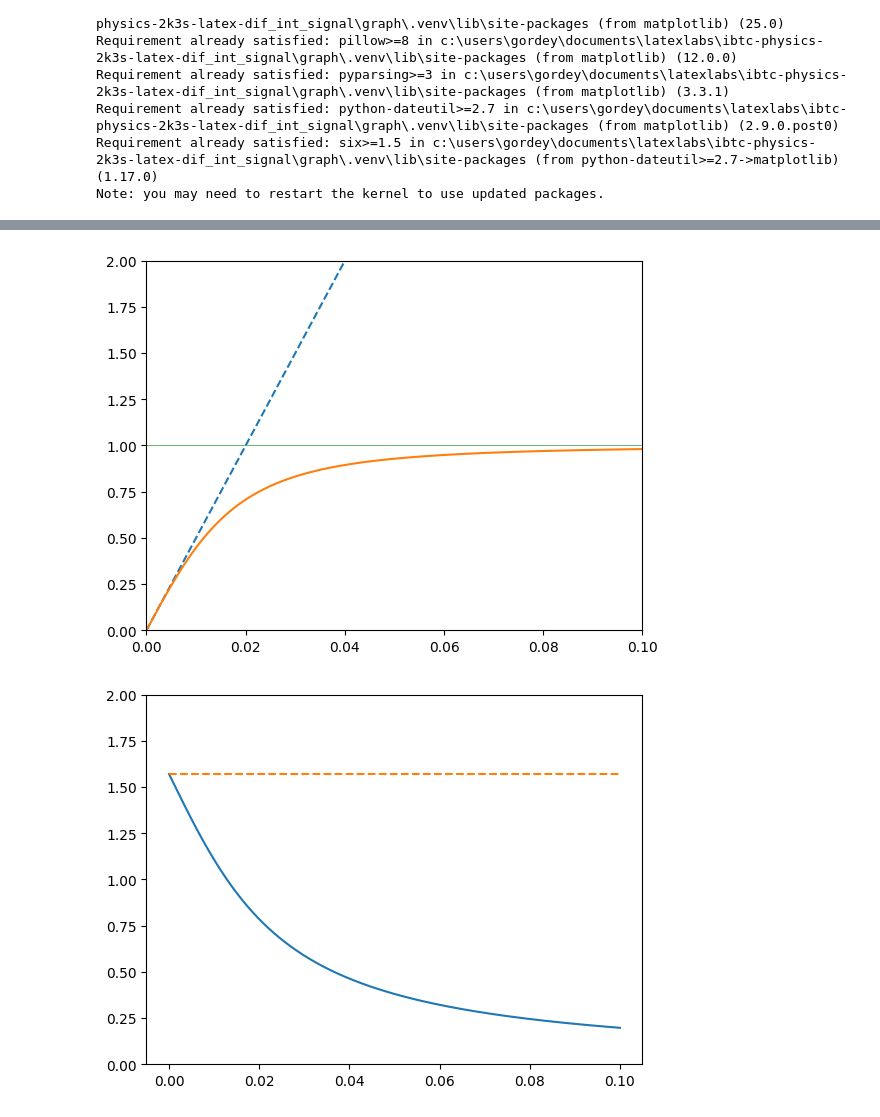
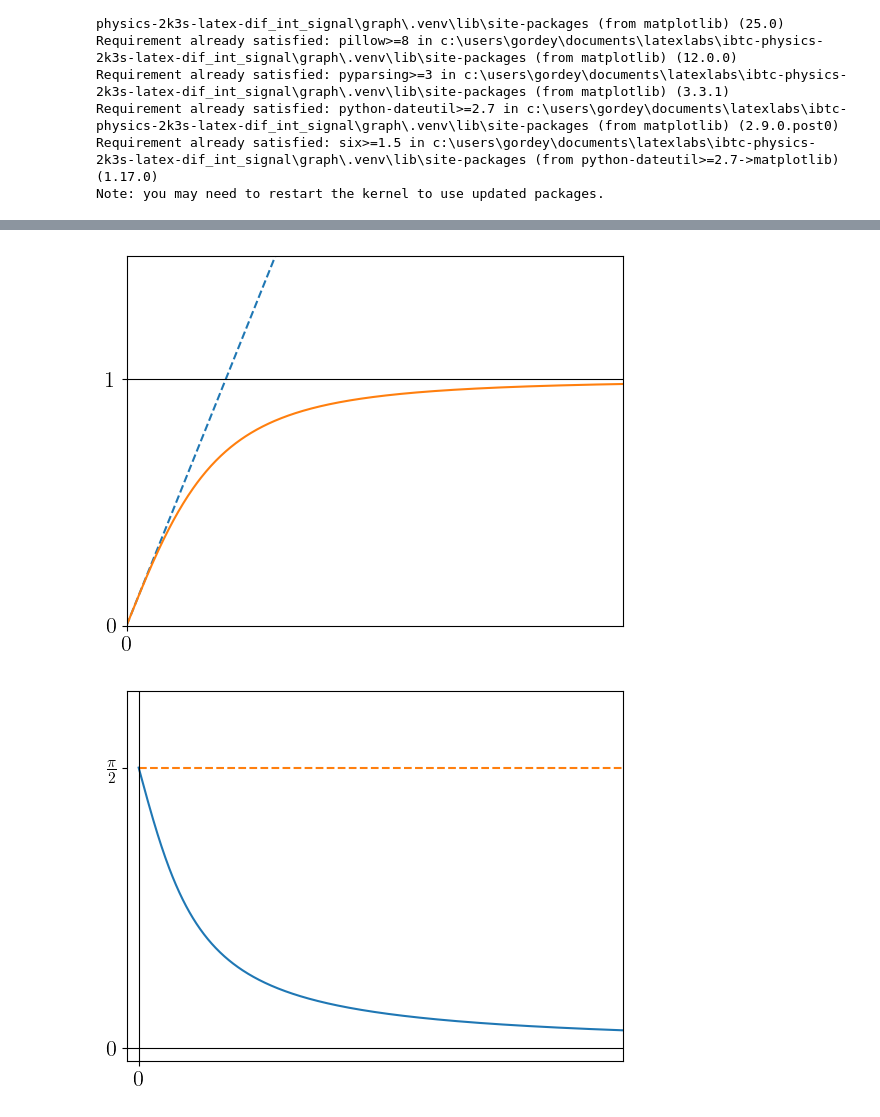
Before and after one commit to SerKin0/IBTC-physics-2k3s-latex-dif_int_signal, a Jupyter notebook: graph/charts/main.ipynb, the cells around one changed output, grey strips where cells are left out. Saved outputs shown, nothing was run; the diff lists cells and outputs as text; code cells hidden in the pictures.

```diff
--- a/graph/charts/main.ipynb
+++ b/graph/charts/main.ipynb
@@ -2,6 +2,12 @@
 %pip install numpy matplotlib
 import numpy as np
 import matplotlib.pyplot as plt
+
+plt.rcParams.update({
+    "text.usetex": True,
+    "font.family": "CMU Serif",
+    "font.size": 16
+})
 # %% [output]
 Requirement already satisfied: numpy in c:\users\gordey\documents\latexlabs\ibtc-physics-2k3s-latex-dif_int_signal\graph\.venv\lib\site-packages (2.4.0)
 Requirement already satisfied: matplotlib in c:\users\gordey\documents\latexlabs\ibtc-physics-2k3s-latex-dif_int_signal\graph\.venv\lib\site-packages (3.10.8)
@@ -58,28 +74,37 @@ def Phi(w):
 # %%
 w = np.linspace(0, 0.2, 1000)
 
 y_k = [K(w_) for w_ in w]
 y_w = [w_ * C * R for w_ in w]
 
 plt.plot(w, y_w, linestyle='dashed')
 plt.plot(w, y_k)
-plt.plot([0, 0.2], [1, 1], linewidth='0.5')
+plt.plot([0, 0.2], [1, 1], linewidth='0.8', color='black')
 
 plt.xlim(0, 0.1)
-plt.ylim(0, 2)
+plt.ylim(0, 1.5)
+
+plt.yticks([0, 1], ['0', '1'])
+plt.xticks([0], [0])
 
 plt.savefig('3.pdf', dpi=300, transparent=True)
 # %% [output]
-[figure, old version]
+[figure, new version]
 # %%
-w = np.linspace(0, 0.1, 1000)
+w = np.linspace(0, 0.2, 1000)
 
 y_p = [Phi(x_) for x_ in w]
 plt.plot(w, y_p)
-plt.plot([0, 0.1], [np.pi/2, np.pi/2], linestyle='dashed')
+plt.plot([0, 0.2], [np.pi/2, np.pi/2], linestyle='dashed')
+plt.plot([-0.1, 0.2], [0, 0], linewidth=0.8, color='black')
+plt.plot([0, 0], [-0.1, 2], linewidth=0.8, color='black')
 
-plt.ylim(0, 2)
+plt.ylim(-0.07, 2)
+plt.xlim(-0.005, 0.2)
+
+plt.yticks([0, np.pi/2], ['0', r'$\frac{\pi}{2}$'])
+plt.xticks([0], [0])
 
 plt.savefig('4.pdf', dpi=300, transparent=True)
 # %% [output]
-[figure, old version]
+[figure, new version]
```
Also changed, not shown: parts of 2 cells of this notebook, 4 other files.
